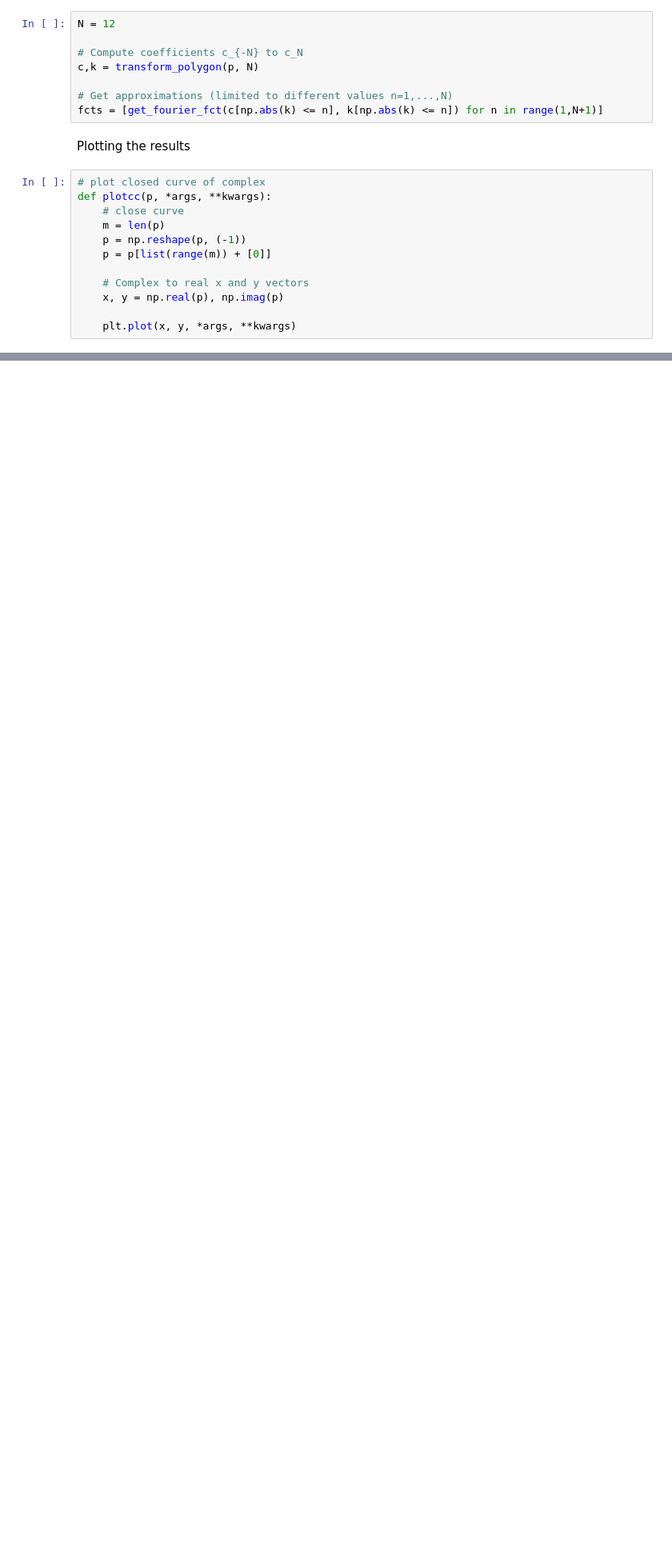
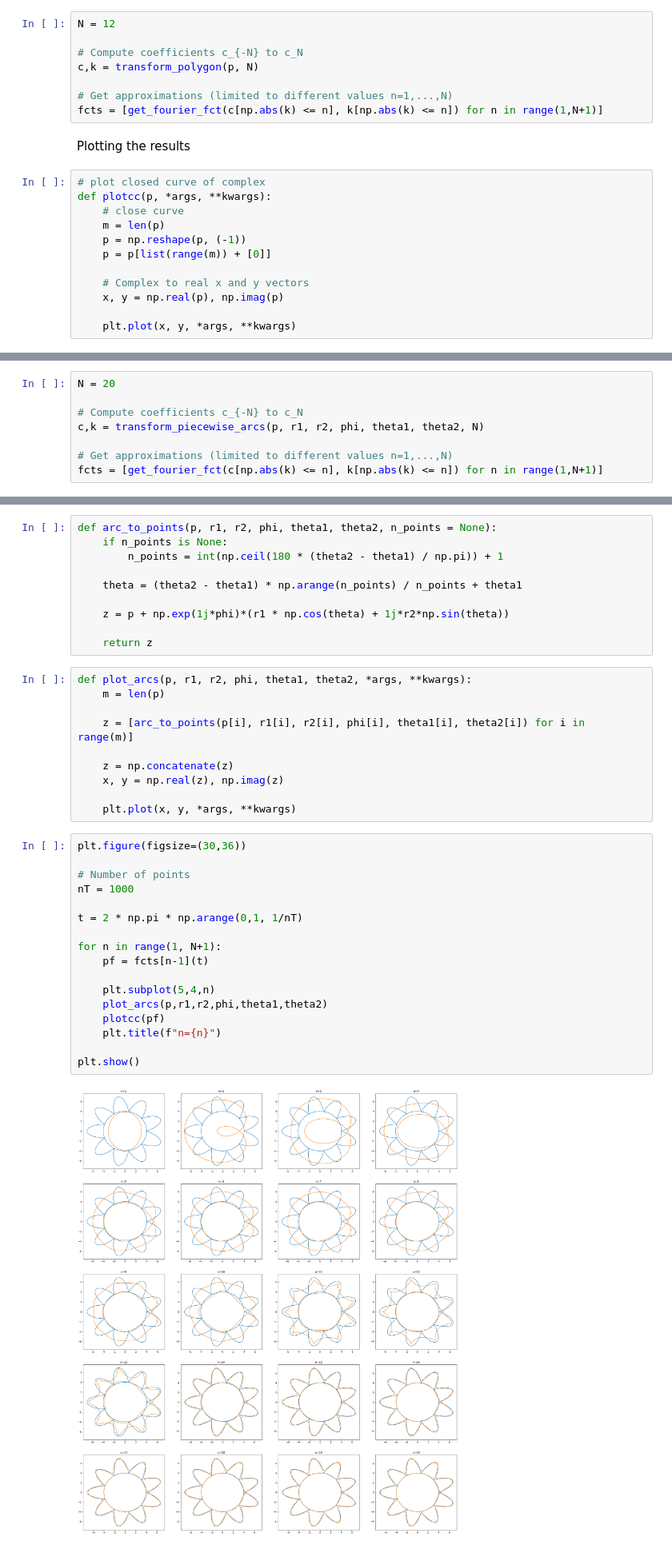
Before and after one commit to Broele/Math-is-awesome-fourier, a Jupyter notebook: Fourier-series-of-simple-curves.ipynb, the cells around one changed output, grey strips where cells are left out. Shown at 80% size. Cells and saved outputs as stored; diff of their text form; blank space fills up the shorter version.

Commit message:
Add Fourier of Arcs

```diff
--- a/Fourier-series-of-simple-curves.ipynb
+++ b/Fourier-series-of-simple-curves.ipynb
@@ -215,0 +399,8 @@ plt.show()
+# %%
+N = 20
+
+# Compute coefficients c_{-N} to c_N
+c,k = transform_piecewise_arcs(p, r1, r2, phi, theta1, theta2, N)
+
+# Get approximations (limited to different values n=1,...,N)
+fcts = [get_fourier_fct(c[np.abs(k) <= n], k[np.abs(k) <= n]) for n in range(1,N+1)]
@@ -215,0 +409,39 @@ plt.show()
+# %%
+def arc_to_points(p, r1, r2, phi, theta1, theta2, n_points = None):
+    if n_points is None:
+        n_points = int(np.ceil(180 * (theta2 - theta1) / np.pi)) + 1
+
+    theta = (theta2 - theta1) * np.arange(n_points) / n_points + theta1
+
+    z = p + np.exp(1j*phi)*(r1 * np.cos(theta) + 1j*r2*np.sin(theta))
+
+    return z
+# %%
+def plot_arcs(p, r1, r2, phi, theta1, theta2, *args, **kwargs):
+    m = len(p)
+
+    z = [arc_to_points(p[i], r1[i], r2[i], phi[i], theta1[i], theta2[i]) for i in range(m)]
+
+    z = np.concatenate(z)
+    x, y = np.real(z), np.imag(z)
+
+    plt.plot(x, y, *args, **kwargs)
+# %%
+plt.figure(figsize=(30,36))
+
+# Number of points
+nT = 1000
+
+t = 2 * np.pi * np.arange(0,1, 1/nT)
+
+for n in range(1, N+1):
+    pf = fcts[n-1](t)
+
+    plt.subplot(5,4,n)
+    plot_arcs(p,r1,r2,phi,theta1,theta2)
+    plotcc(pf)
+    plt.title(f"n={n}")
+
+plt.show()
+# %% [output]
+[figure, added]
```
Also changed, not shown: parts of 15 cells of this notebook.
